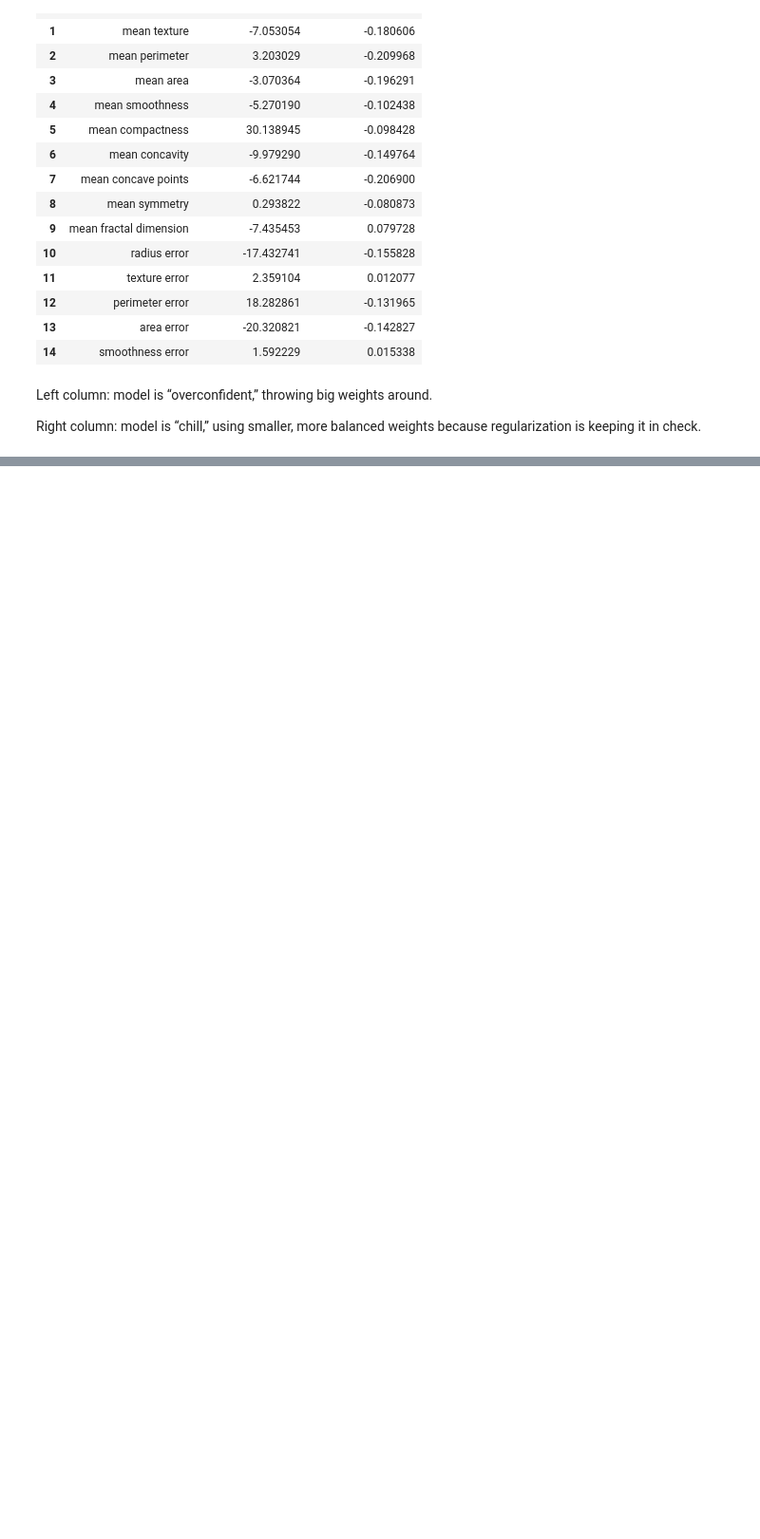
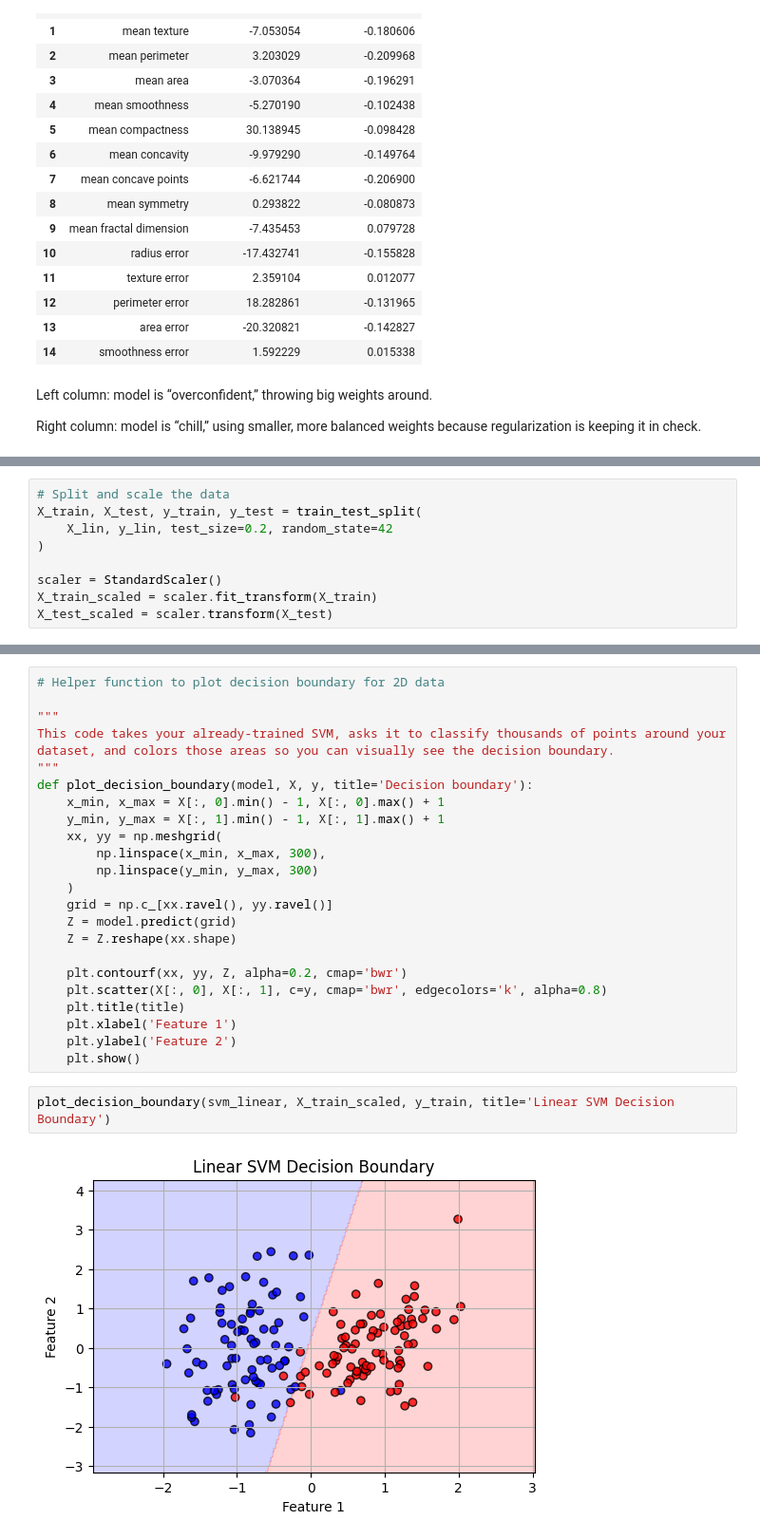
Before and after one commit to iamnaymur/ml_meta_learning, a Jupyter notebook: Week_04_Advanced_supervised_learning.ipynb, the cells around one changed output, grey strips where cells are left out. Shown at 95% size. Drawn from its saved outputs; the diff is of its cells as text; blank space fills up the shorter version.

```diff
--- a/Week_04_Advanced_supervised_learning.ipynb
+++ b/Week_04_Advanced_supervised_learning.ipynb
@@ -736,0 +778,9 @@ plt.show()
+# %%
+# Split and scale the data
+X_train, X_test, y_train, y_test = train_test_split(
+    X_lin, y_lin, test_size=0.2, random_state=42
+)
+
+scaler = StandardScaler()
+X_train_scaled = scaler.fit_transform(X_train)
+X_test_scaled = scaler.transform(X_test)
@@ -736,0 +797,27 @@ plt.show()
+# %%
+# Helper function to plot decision boundary for 2D data
+
+"""
+This code takes your already-trained SVM, asks it to classify thousands of points around your dataset, and colors those areas so you can visually see the decision boundary.
+"""
+def plot_decision_boundary(model, X, y, title='Decision boundary'):
+    x_min, x_max = X[:, 0].min() - 1, X[:, 0].max() + 1
+    y_min, y_max = X[:, 1].min() - 1, X[:, 1].max() + 1
+    xx, yy = np.meshgrid(
+        np.linspace(x_min, x_max, 300),
+        np.linspace(y_min, y_max, 300)
+    )
+    grid = np.c_[xx.ravel(), yy.ravel()]
+    Z = model.predict(grid)
+    Z = Z.reshape(xx.shape)
+
+    plt.contourf(xx, yy, Z, alpha=0.2, cmap='bwr')
+    plt.scatter(X[:, 0], X[:, 1], c=y, cmap='bwr', edgecolors='k', alpha=0.8)
+    plt.title(title)
+    plt.xlabel('Feature 1')
+    plt.ylabel('Feature 2')
+    plt.show()
+# %%
+plot_decision_boundary(svm_linear, X_train_scaled, y_train, title='Linear SVM Decision Boundary')
+# %% [output]
+[figure, added]
```
Also changed, not shown: parts of 23 cells of this notebook.
